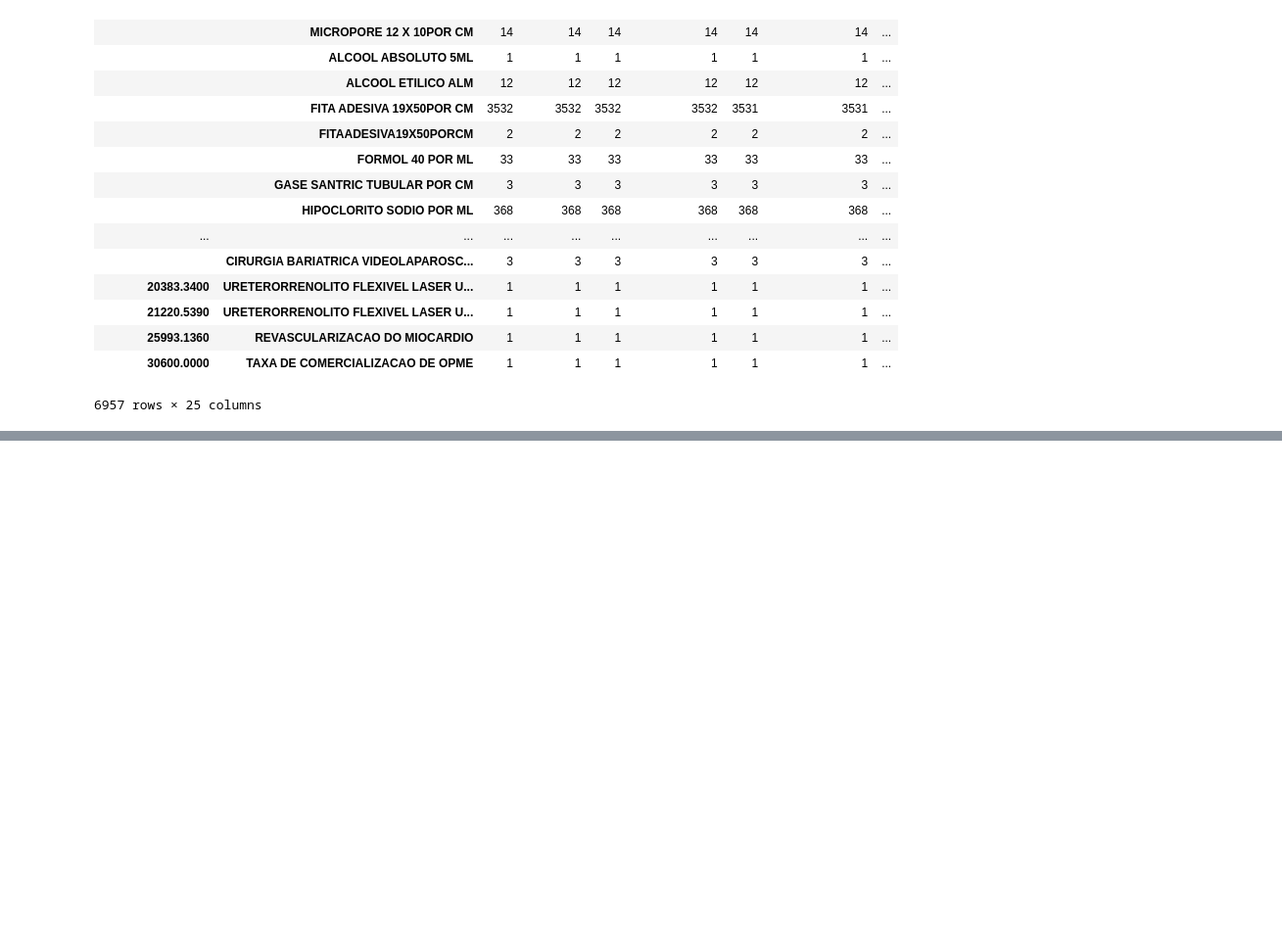
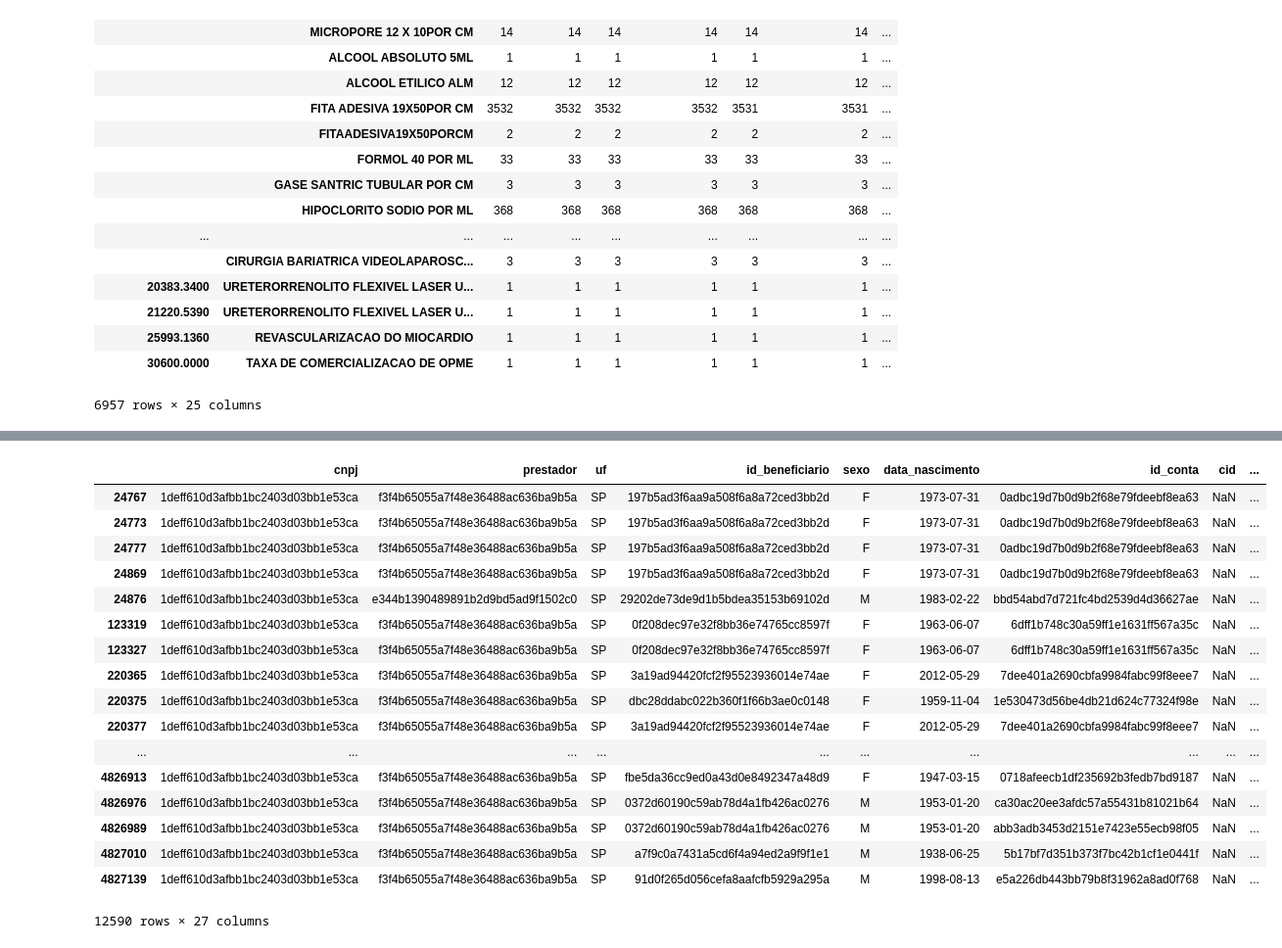
Before and after one commit to Phillipe42/hackaturing2018, a Jupyter notebook: phillipe_jupyter.ipynb, the cells around one changed output, grey strips where cells are left out. Shown at 98% size. Saved outputs shown, nothing was run; the diff lists cells and outputs as text; code cells hidden in the pictures; blank space fills up the shorter version.

```diff
--- a/phillipe_jupyter.ipynb
+++ b/phillipe_jupyter.ipynb
@@ -228,0 +347,21 @@ df_orizon_pra_glosa.groupby(['valor_item_unitario', 'descricao_despesa']).count(
+# %%
+df2
+# %% [output]
+|  | cnpj | prestador | uf | id_beneficiario | sexo | data_nascimento | id_conta | cid | ... |
+| 24767 | 1deff610d3afbb1bc2403d03bb1e53ca | f3f4b65055a7f48e36488ac636ba9b5a | SP | 197b5ad3f6aa9a508f6a8a72ced3bb2d | F | 1973-07-31 | 0adbc19d7b0d9b2f68e79fdeebf8ea63 | NaN | ... |
+| 24773 | 1deff610d3afbb1bc2403d03bb1e53ca | f3f4b65055a7f48e36488ac636ba9b5a | SP | 197b5ad3f6aa9a508f6a8a72ced3bb2d | F | 1973-07-31 | 0adbc19d7b0d9b2f68e79fdeebf8ea63 | NaN | ... |
+| 24777 | 1deff610d3afbb1bc2403d03bb1e53ca | f3f4b65055a7f48e36488ac636ba9b5a | SP | 197b5ad3f6aa9a508f6a8a72ced3bb2d | F | 1973-07-31 | 0adbc19d7b0d9b2f68e79fdeebf8ea63 | NaN | ... |
+| 24869 | 1deff610d3afbb1bc2403d03bb1e53ca | f3f4b65055a7f48e36488ac636ba9b5a | SP | 197b5ad3f6aa9a508f6a8a72ced3bb2d | F | 1973-07-31 | 0adbc19d7b0d9b2f68e79fdeebf8ea63 | NaN | ... |
+| 24876 | 1deff610d3afbb1bc2403d03bb1e53ca | e344b1390489891b2d9bd5ad9f1502c0 | SP | 29202de73de9d1b5bdea35153b69102d | M | 1983-02-22 | bbd54abd7d721fc4bd2539d4d36627ae | NaN | ... |
+| 123319 | 1deff610d3afbb1bc2403d03bb1e53ca | f3f4b65055a7f48e36488ac636ba9b5a | SP | 0f208dec97e32f8bb36e74765cc8597f | F | 1963-06-07 | 6dff1b748c30a59ff1e1631ff567a35c | NaN | ... |
+| 123327 | 1deff610d3afbb1bc2403d03bb1e53ca | f3f4b65055a7f48e36488ac636ba9b5a | SP | 0f208dec97e32f8bb36e74765cc8597f | F | 1963-06-07 | 6dff1b748c30a59ff1e1631ff567a35c | NaN | ... |
+| 220365 | 1deff610d3afbb1bc2403d03bb1e53ca | f3f4b65055a7f48e36488ac636ba9b5a | SP | 3a19ad94420fcf2f95523936014e74ae | F | 2012-05-29 | 7dee401a2690cbfa9984fabc99f8eee7 | NaN | ... |
+| 220375 | 1deff610d3afbb1bc2403d03bb1e53ca | f3f4b65055a7f48e36488ac636ba9b5a | SP | dbc28ddabc022b360f1f66b3ae0c0148 | F | 1959-11-04 | 1e530473d56be4db21d624c77324f98e | NaN | ... |
+| 220377 | 1deff610d3afbb1bc2403d03bb1e53ca | f3f4b65055a7f48e36488ac636ba9b5a | SP | 3a19ad94420fcf2f95523936014e74ae | F | 2012-05-29 | 7dee401a2690cbfa9984fabc99f8eee7 | NaN | ... |
+| ... | ... | ... | ... | ... | ... | ... | ... | ... | ... |
+| 4826913 | 1deff610d3afbb1bc2403d03bb1e53ca | f3f4b65055a7f48e36488ac636ba9b5a | SP | fbe5da36cc9ed0a43d0e8492347a48d9 | F | 1947-03-15 | 0718afeecb1df235692b3fedb7bd9187 | NaN | ... |
+| 4826976 | 1deff610d3afbb1bc2403d03bb1e53ca | f3f4b65055a7f48e36488ac636ba9b5a | SP | 0372d60190c59ab78d4a1fb426ac0276 | M | 1953-01-20 | ca30ac20ee3afdc57a55431b81021b64 | NaN | ... |
+| 4826989 | 1deff610d3afbb1bc2403d03bb1e53ca | f3f4b65055a7f48e36488ac636ba9b5a | SP | 0372d60190c59ab78d4a1fb426ac0276 | M | 1953-01-20 | abb3adb3453d2151e7423e55ecb98f05 | NaN | ... |
+| 4827010 | 1deff610d3afbb1bc2403d03bb1e53ca | f3f4b65055a7f48e36488ac636ba9b5a | SP | a7f9c0a7431a5cd6f4a94ed2a9f9f1e1 | M | 1938-06-25 | 5b17bf7d351b373f7bc42b1cf1e0441f | NaN | ... |
+| 4827139 | 1deff610d3afbb1bc2403d03bb1e53ca | f3f4b65055a7f48e36488ac636ba9b5a | SP | 91d0f265d056cefa8aafcfb5929a295a | M | 1998-08-13 | e5a226db443bb79b8f31962a8ad0f768 | NaN | ... |
+12590 rows × 27 columns
```
Also changed, not shown: parts of 8 cells of this notebook.
